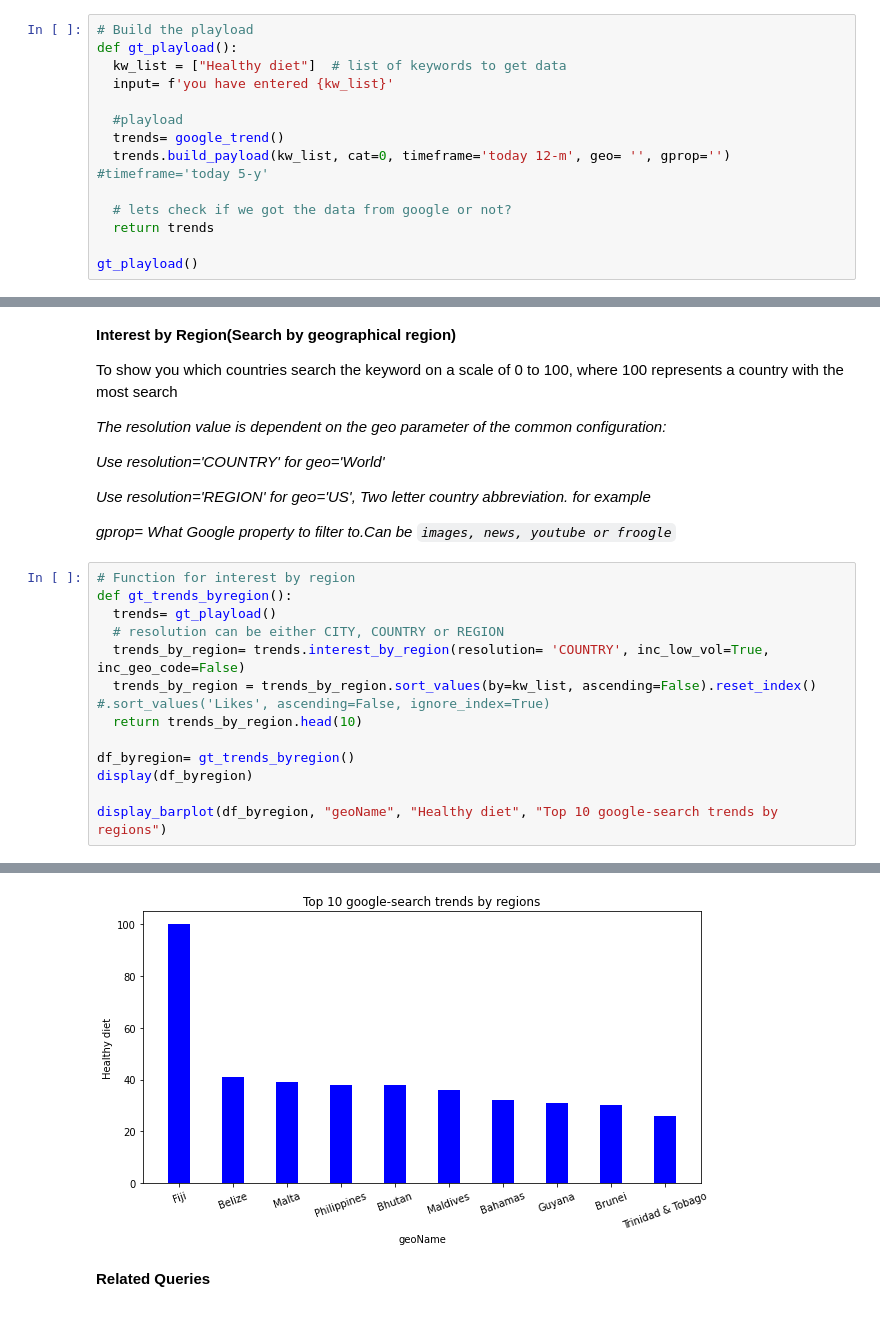
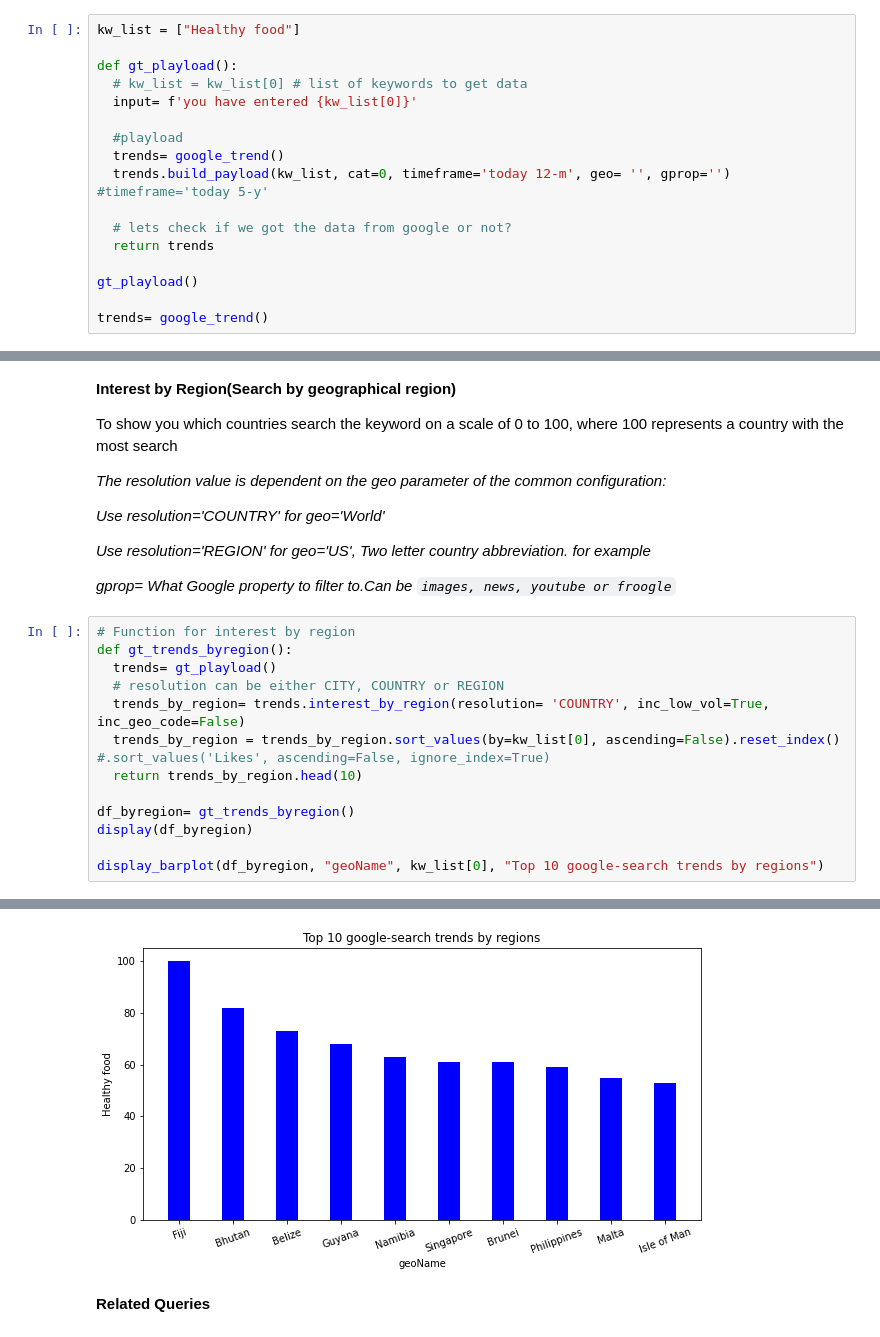
Before and after one commit to mrchapagain/GoogleTrendAnalytics, a Jupyter notebook: GoogleTrends.ipynb, the cells around one changed output, grey strips where cells are left out. Drawn from its saved outputs; the diff is of its cells as text.

```diff
--- a/GoogleTrends.ipynb
+++ b/GoogleTrends.ipynb
@@ -57,10 +57,11 @@ def google_trend():
 
 *gprop:* What Google property to filter to fx. "image" or "news" default to web searches
 # %%
-# Build the playload
+kw_list = ["Healthy food"]
+
 def gt_playload():
-  kw_list = ["Healthy diet"]  # list of keywords to get data
-  input= f'you have entered {kw_list}'
+  # kw_list = kw_list[0] # list of keywords to get data
+  input= f'you have entered {kw_list[0]}'
 
   #playload
   trends= google_trend()
@@ -70,3 +71,5 @@ def gt_playload():
   return trends
 
 gt_playload()
+
+trends= google_trend()
@@ -178,11 +180,11 @@ def gt_trends_byregion():
   trends= gt_playload()
   # resolution can be either CITY, COUNTRY or REGION
   trends_by_region= trends.interest_by_region(resolution= 'COUNTRY', inc_low_vol=True, inc_geo_code=False)
-  trends_by_region = trends_by_region.sort_values(by=kw_list, ascending=False).reset_index() #.sort_values('Likes', ascending=False, ignore_index=True)
+  trends_by_region = trends_by_region.sort_values(by=kw_list[0], ascending=False).reset_index() #.sort_values('Likes', ascending=False, ignore_index=True)
   return trends_by_region.head(10)
 
 df_byregion= gt_trends_byregion()
 display(df_byregion)
 
-display_barplot(df_byregion, "geoName", "Healthy diet", "Top 10 google-search trends by regions")
+display_barplot(df_byregion, "geoName", kw_list[0], "Top 10 google-search trends by regions")
 # %% [output]
@@ -200,4 +202,4 @@ display_barplot(df_byregion, "geoName", "Healthy diet", "Top 10 google-search tr
-[figure, old version]
+[figure, new version]
 # %% [markdown]
 **Related Queries**
 # %%
```
Also changed, not shown: parts of 15 cells of this notebook.
